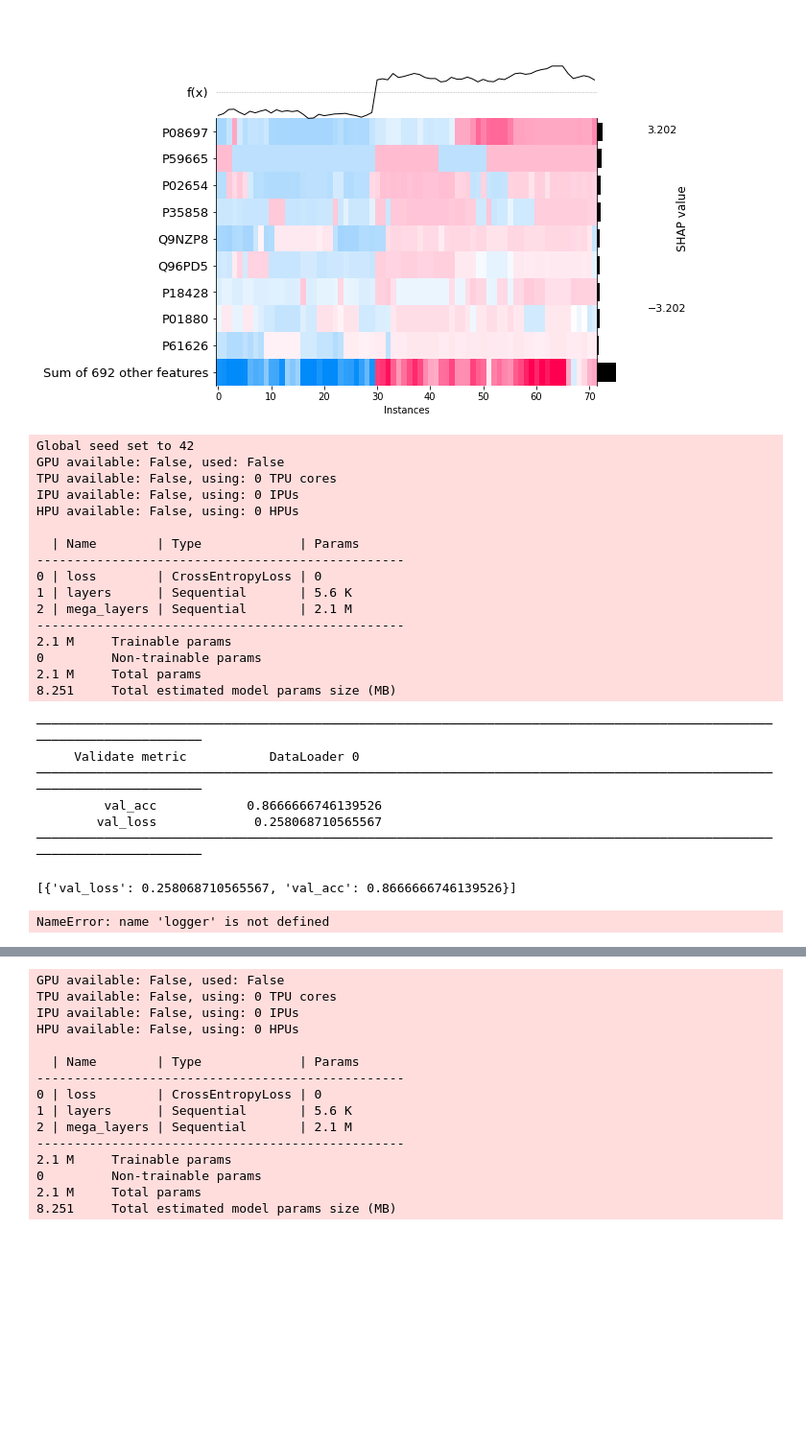
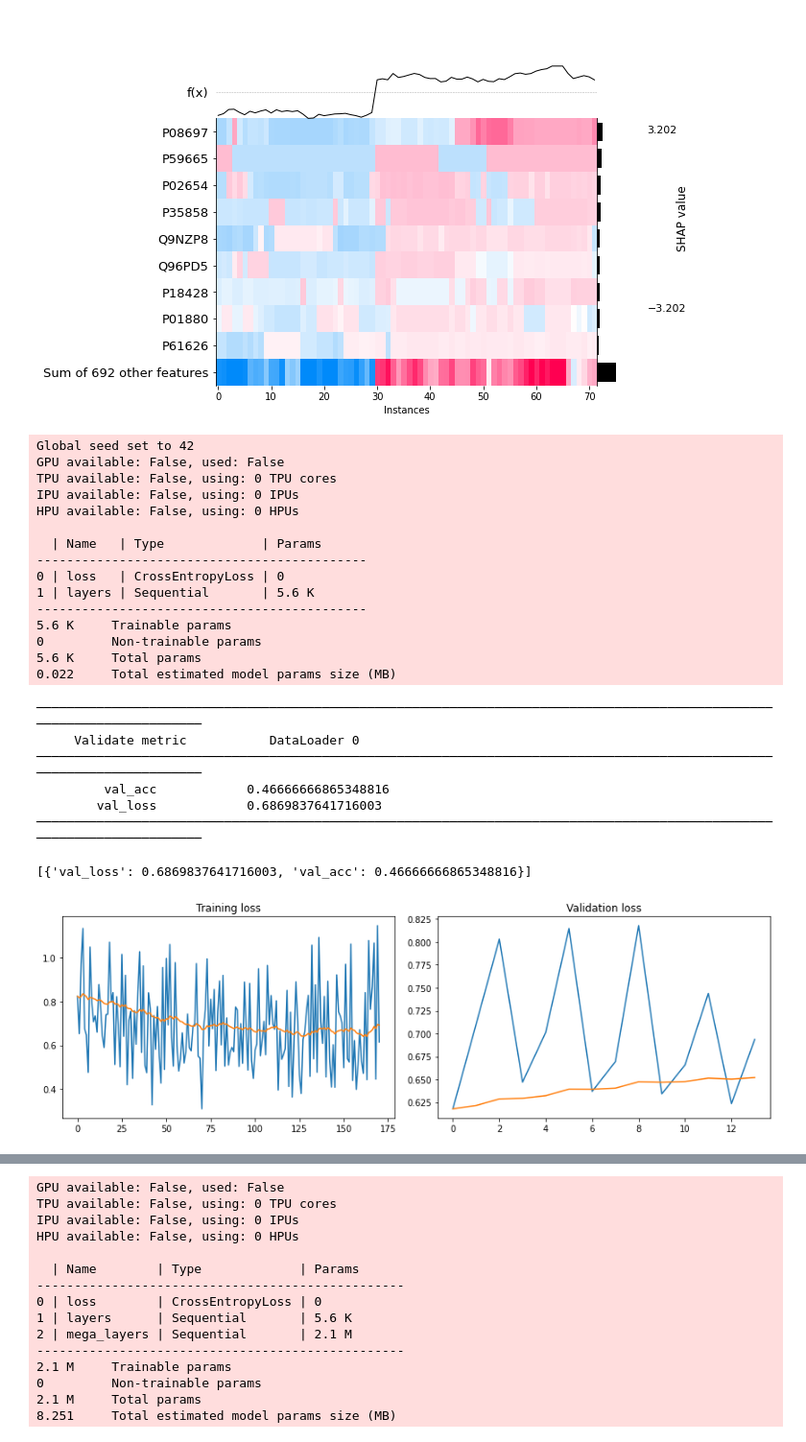
Before and after one commit to ErikHartman/sepsis-ml, a Jupyter notebook: src/ML.ipynb, the cells around one changed output, grey strips where cells are left out. Shown: that part at 96% size. Saved outputs shown, nothing was run; the diff lists cells and outputs as text; code cells hidden in the pictures; blank space fills up the shorter version.

```diff
--- a/src/ML.ipynb
+++ b/src/ML.ipynb
@@ -219,6 +230,7 @@ shap.plots.heatmap(shap_values)
 # Building a NN with pytorch
 
 from pytorch_lightning import Trainer, LightningModule, seed_everything
+from pytorch_lightning import LightningDataModule
 from pytorch_lightning.callbacks import Callback
 from pytorch_lightning.callbacks.early_stopping import EarlyStopping
 from torch.utils.data import DataLoader
@@ -244,10 +256,10 @@ class MyDataModule(LightningDataModule):
         self.val = torch.utils.data.TensorDataset(X_val, y_val)
 
     def train_dataloader(self):
-        return DataLoader(self.train)
+        return DataLoader(self.train, num_workers=12)
 
     def val_dataloader(self):
-        return DataLoader(self.val)
+        return DataLoader(self.val, batch_size =5, num_workers=12)
 
 
 
@@ -286,8 +298,14 @@ class PTNN(LightningModule):
         x, y = batch
         y_hat = self(x)
         loss = self.loss(y_hat,y)
+        prediction = torch.argmax(y_hat, dim=1)
+        accuracy = self.calculate_accuracy(y, prediction)
+
+        self.log("train_loss", loss, prog_bar=True, on_step=False, on_epoch=True)
+        self.log("train_acc", accuracy, prog_bar=True, on_step=False, on_epoch=True)
         self.logger_output['training_loss'].append(loss)
         return loss
+
 
     def validation_step(self, batch, batch_nb):
         x, y = batch
@@ -295,9 +313,10 @@ class PTNN(LightningModule):
         loss = self.loss(y_hat, y)
         prediction = torch.argmax(y_hat, dim=1)
         accuracy = self.calculate_accuracy(y, prediction)
+
+        self.log("val_loss", loss, prog_bar=True, on_step=False, on_epoch=True)
+        self.log("val_acc", accuracy, prog_bar=True, on_step=False, on_epoch=True)
         self.logger_output['val_loss'].append(loss)
-        self.log('val_loss',loss)
-        self.log('val_acc', accuracy, prog_bar=True, on_epoch=True, on_step=False)
         return loss
 
     def test_step(self, batch, batch_nb):
@@ -306,12 +325,19 @@ class PTNN(LightningModule):
         loss = self.loss(y_hat, y)
         prediction = torch.argmax(y_hat, dim=1)
         accuracy = self.calculate_accuracy(y, prediction)
-        self.log('test_loss',loss)
-        self.log('test_acc',accuracy)
         return loss
 
     def configure_optimizers(self):
-        return torch.optim.Adam(self.parameters(), lr=self.learning_rate)
+        optimizer = torch.optim.Adam(self.parameters(), lr=self.learning_rate)
+        scheduler = {"scheduler":
+                     torch.optim.lr_scheduler.ReduceLROnPlateau(
+                        optimizer, patience=10,
+                        threshold=0.00001,
+                        mode='min', verbose=True),
+                    "interval": "epoch",
+                    "monitor": "val_loss"}
+        return [optimizer], [scheduler]
+
 
     def init_weights(self,m):
         if type(m) == nn.Linear:
@@ -325,17 +351,17 @@ class MyLogger(Callback):
     def __init__(self):
         self.logg = []
 
-    def on_train_epoch_end(self, trainer, pl_module):
+    def on_validation_epoch_end(self, trainer, pl_module):
         self.logg.append(pl_module.logger_output)
 
 early_stop_callback = EarlyStopping(monitor="val_loss",
-                                    min_delta=0.0001, patience=15, verbose=False, mode="min")
+                                    min_delta=0.0001, patience=20, verbose=False, mode="min")
 dataloader = MyDataModule(X,y_array,0.2)
 model = PTNN()
 logger = MyLogger()
 seed_everything(42, workers=True)
-trainer = Trainer(callbacks=[early_stop_callback, logger],
-    auto_lr_find=True, deterministic=True, min_epochs=1, max_epochs=100)
+trainer = Trainer(callbacks=[logger],
+    auto_lr_find=True, deterministic=True, min_epochs=1, max_epochs=3)
 trainer.fit(model, dataloader)
 trainer.validate(model, dataloader)
 # %% [output]
@@ -345,55 +371,52 @@ TPU available: False, using: 0 TPU cores
 IPU available: False, using: 0 IPUs
 HPU available: False, using: 0 HPUs
 
-  | Name        | Type             | Params
--------------------------------------------------
-0 | loss        | CrossEntropyLoss | 0
-1 | layers      | Sequential       | 5.6 K
-2 | mega_layers | Sequential       | 2.1 M
--------------------------------------------------
-2.1 M     Trainable params
+  | Name   | Type             | Params
+--------------------------------------------
+0 | loss   | CrossEntropyLoss | 0
+1 | layers | Sequential       | 5.6 K
+--------------------------------------------
+5.6 K     Trainable params
 0         Non-trainable params
-2.1 M     Total params
-8.251     Total estimated model params size (MB)
+5.6 K     Total params
+0.022     Total estimated model params size (MB)
 ────────────────────────────────────────────────────────────────────────────────────────────────────────────────────────
      Validate metric           DataLoader 0
 ────────────────────────────────────────────────────────────────────────────────────────────────────────────────────────
-         val_acc            0.8666666746139526
-        val_loss             0.258068710565567
+         val_acc            0.46666666865348816
+        val_loss            0.6869837641716003
 ────────────────────────────────────────────────────────────────────────────────────────────────────────────────────────
-[{'val_loss': 0.258068710565567, 'val_acc': 0.8666666746139526}]
+[{'val_loss': 0.6869837641716003, 'val_acc': 0.46666666865348816}]
 # %%
 
 import matplotlib.pyplot as plt
 def moving_average(x, w):
     return np.convolve(x, np.ones(w), 'valid') / w
 
 def exponential_moving_average(signal, points, smoothing=2):
     weight = smoothing / (points + 1)
     ema = np.zeros(len(signal))
     ema[0] = signal[0]
     for i in range(1, len(signal)):
         ema[i] = (signal[i] * weight) + (ema[i - 1] * (1 - weight))
     return ema
 
 def plot_loss(logger):
     window = 50
     fig,ax = plt.subplots(1,2, figsize=(12,4))
     val_loss = np.array([d.numpy() for d in logger.logg[0]['val_loss']])
     val_loss_avg = exponential_moving_average(val_loss, window)
     train_loss = np.array([d.detach().numpy() for d in logger.logg[0]['training_loss']])
     train_loss_avg = exponential_moving_average(train_loss, window)
     # padding
-    train_loss_avg = np.insert(train_loss_avg, 0, [0]*window)
-    val_loss_avg = np.insert(val_loss_avg, 0, [0]*window)
     ax[0].plot(train_loss)
     ax[0].plot(train_loss_avg)
     ax[0].set_title('Training loss')
     ax[1].plot(val_loss)
     ax[1].plot(val_loss_avg)
     ax[1].set_title('Validation loss')
     plt.tight_layout()
 
 plot_loss(logger)
 # %% [output]
-NameError: name 'logger' is not defined
+[figure, added]
```
Also changed, not shown: parts of 6 cells of this notebook, 10 other files.
